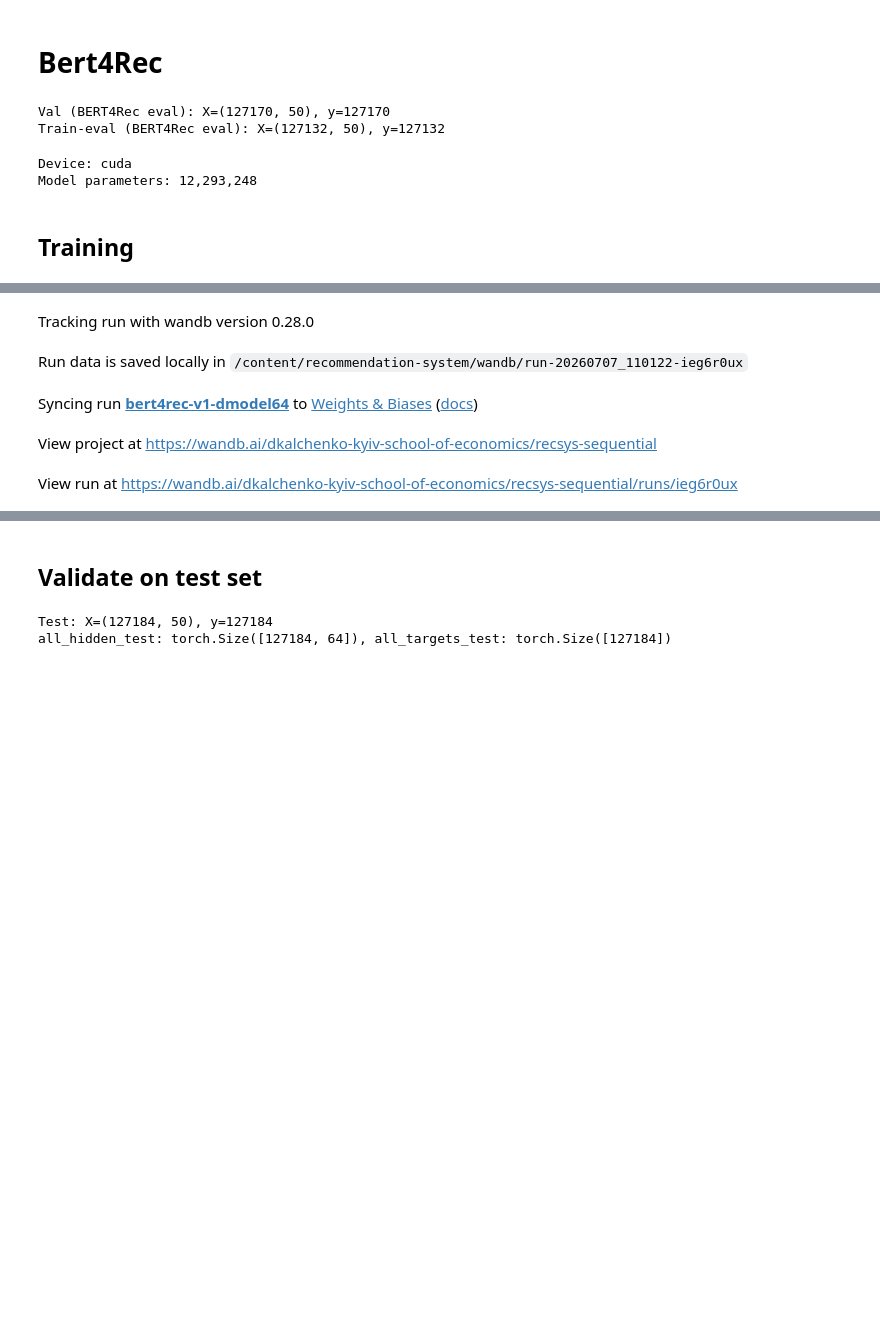
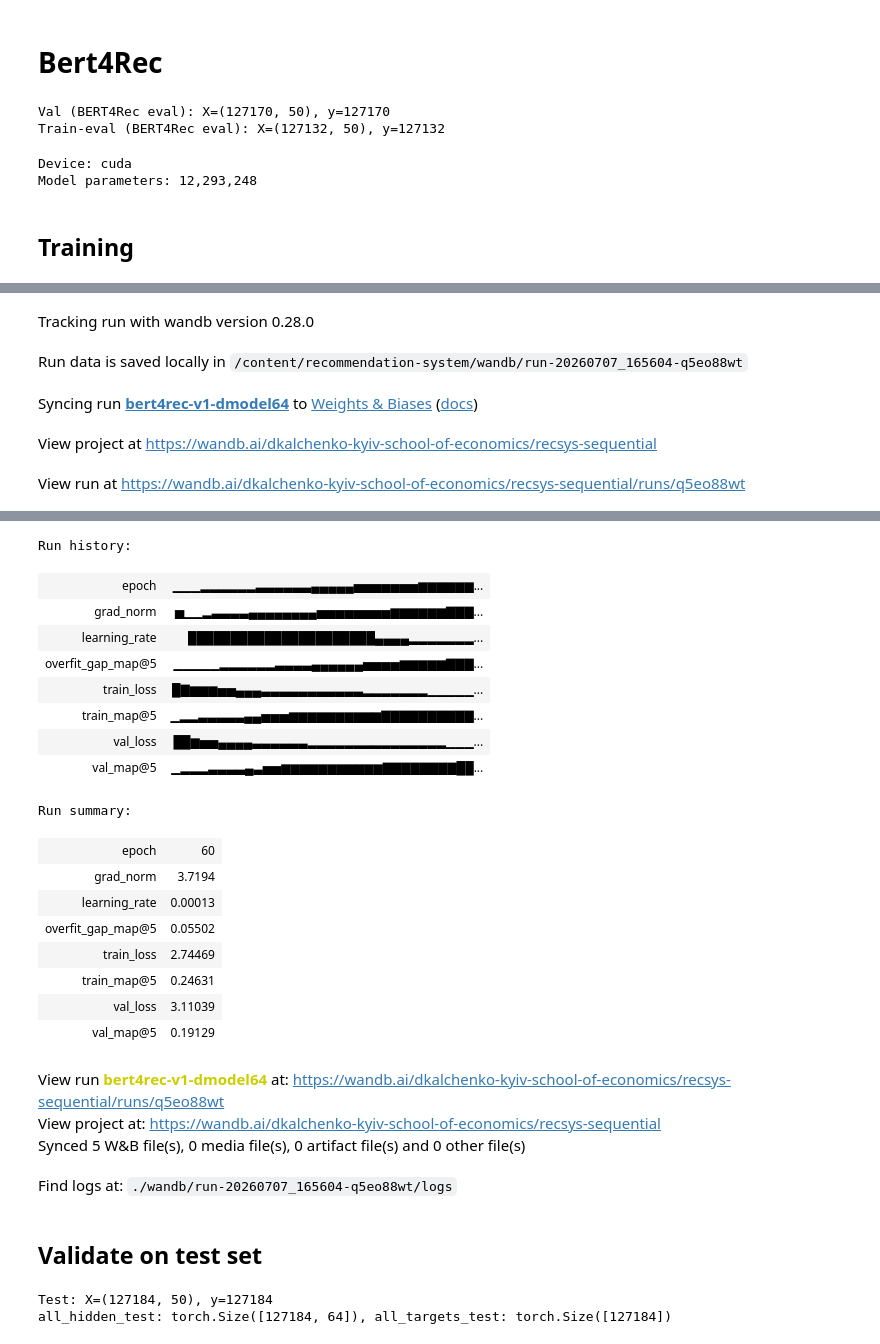
Before and after one commit to mkobycheva/recommendation-system, a Jupyter notebook: notebooks/03_sequential.ipynb, the cells around one changed output, grey strips where cells are left out. Drawn from its saved outputs; the diff is of its cells as text; code cells hidden in the pictures; blank space fills up the shorter version.

Commit message:
Good Bert4Rec version

```diff
--- a/notebooks/03_sequential.ipynb
+++ b/notebooks/03_sequential.ipynb
@@ -1011,7 +1008,7 @@ wandb.init(
     }
 )
 
-EPOCHS = 80
+EPOCHS = 60
 PATIENCE = 5
 MIN_DELTA = 0.0
 MIN_EPOCHS_BEFORE_STOPPING = 10
@@ -1127,7 +1124,7 @@ wandb.finish()
 # %% [output]
 [interactive output not drawn]
 Tracking run with wandb version 0.28.0
-Run data is saved locally in /content/recommendation-system/wandb/run-20260707_110122-ieg6r0ux
+Run data is saved locally in /content/recommendation-system/wandb/run-20260707_165604-q5eo88wt
 Syncing run bert4rec-v1-dmodel64 to Weights & Biases (docs)
 View project at https://wandb.ai/dkalchenko-kyiv-school-of-economics/recsys-sequential
-View run at https://wandb.ai/dkalchenko-kyiv-school-of-economics/recsys-sequential/runs/ieg6r0ux
+View run at https://wandb.ai/dkalchenko-kyiv-school-of-economics/recsys-sequential/runs/q5eo88wt
@@ -1151,3 +1149,25 @@ Epoch [62/80] Train Loss: 2.7456 | Val Loss: 3.1049 | Train MAP@5: 0.2420 | Val
+Run history:
+| epoch | ▁▁▁▂▂▂▂▂▂▃▃▃▃▃▃▄▄▄▄▄▅▅▅▅▅▅▅▆▆▆▆▆▆... |
+| grad_norm | ▅▁▁▂▃▃▃▃▄▄▄▄▄▄▄▄▅▅▅▅▅▅▅▅▆▆▆▆▆▆▇▇▇... |
+| learning_rate | ██████████████████████▄▄▄▄▂▂▂▂▂▂▂... |
+| overfit_gap_map@5 | ▁▁▁▁▁▂▂▂▂▂▂▃▃▃▃▄▄▄▄▄▄▅▅▅▅▆▆▆▆▆▇▇▇... |
+| train_loss | █▇▆▆▆▅▅▄▄▄▃▃▃▃▃▃▃▃▃▃▃▂▂▂▂▂▂▂▁▁▁▁▁... |
+| train_map@5 | ▁▂▂▃▃▃▃▃▄▄▅▅▅▆▆▆▆▆▆▆▆▆▆▇▇▇▇▇▇▇▇▇▇... |
+| val_loss | ██▆▅▅▄▄▄▄▃▃▃▃▃▃▂▂▂▂▂▂▂▂▂▂▂▂▂▂▂▁▁▁... |
+| val_map@5 | ▁▂▂▂▃▃▃▃▄▃▅▅▆▆▆▆▆▆▆▆▆▆▆▇▇▇▇▇▇▇▇██... |
+Run summary:
+| epoch | 60 |
+| grad_norm | 3.7194 |
+| learning_rate | 0.00013 |
+| overfit_gap_map@5 | 0.05502 |
+| train_loss | 2.74469 |
+| train_map@5 | 0.24631 |
+| val_loss | 3.11039 |
+| val_map@5 | 0.19129 |
+View run bert4rec-v1-dmodel64 at: https://wandb.ai/dkalchenko-kyiv-school-of-economics/recsys-sequential/runs/q5eo88wt
+View project at: https://wandb.ai/dkalchenko-kyiv-school-of-economics/recsys-sequential
+Synced 5 W&B file(s), 0 media file(s), 0 artifact file(s) and 0 other file(s)
+Find logs at: ./wandb/run-20260707_165604-q5eo88wt/logs
 # %% [markdown]
 ## Validate on test set
 # %%
```
Also changed, not shown: parts of 9 cells of this notebook.
